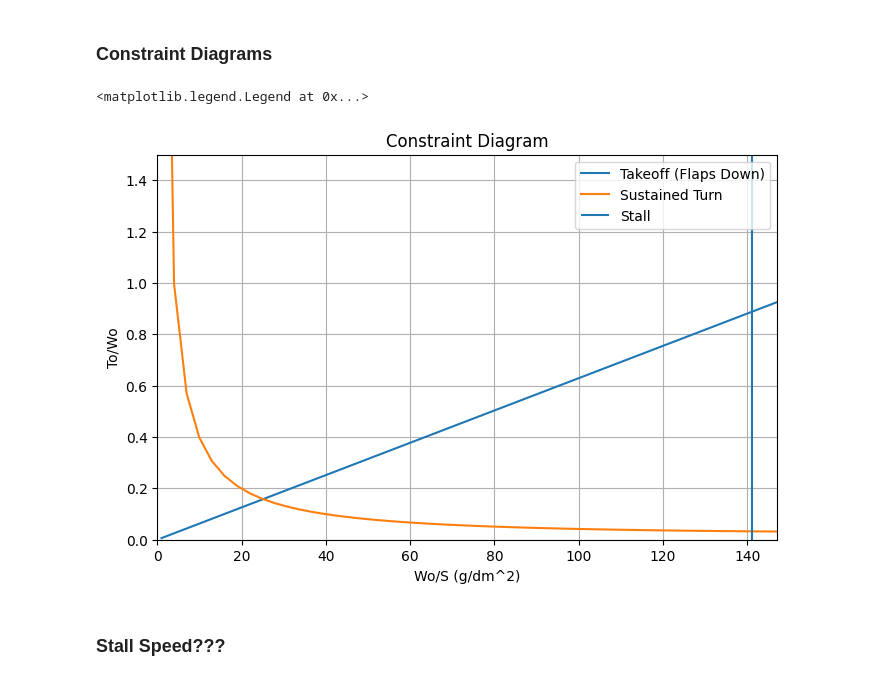
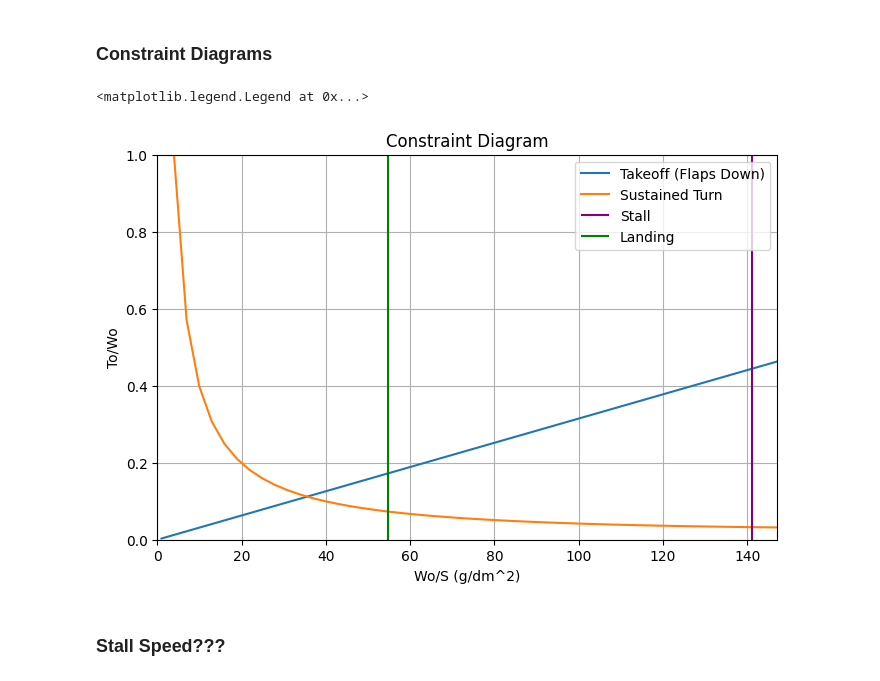
Before and after one commit to mbcapece3/SUAS_Sizing, a Jupyter notebook: aircraft_sizing.ipynb, the cells around one changed output. Saved outputs shown, nothing was run; the diff lists cells and outputs as text; code cells hidden in the pictures.

```diff
--- a/aircraft_sizing.ipynb
+++ b/aircraft_sizing.ipynb
@@ -15,6 +16,7 @@ import matplotlib.pyplot as plt
 # %%
 # Physical Constants
 gravity = 9.80665               # m/s^2
+gear_rolling_friction = .15     # rolling friction coefficient for landing gear on pavement
 
 # Standard Sea Level Atmosphere
 density = 1.225                 # kg/m^3
@@ -37,9 +39,9 @@ endurance = 30          # min
 m_payload = 2.7         # kg, payload mass (not required to fly)
 v_stall = 12            # m/s, stall speed
 v_cruise = 18           # m/s, cruise speed
-v_touchdown = 15        # m/s, landing touchdown speed
-dist_to_roll = 10       # m
-dist_land_roll = 20     # m
+v_touchdown = 14        # m/s, landing touchdown speed
+dist_to_roll = 20       # m
+dist_land_roll = 60     # m
 time_land_roll = 5      # s                                                           I DONT KNOW IF THIS IS CORRECT???
 radius_turn = 30        # m
 angle_climb_min = 20    # deg
@@ -70,6 +72,7 @@ e0_inital = .75    # Oswald Efficiency
 e_initial = .9     # Span Efficiency
 Cdo_initial = .02  # Parasite drag coefficient
 
+w_to_initial = gravity * m_to_initial
 wing_area_initial = chord_inital * span_initial  # Estimates wing area as a rectangular wing
 AR_initial = span_initial**2 / wing_area_initial
 # %% [markdown]
@@ -97,37 +100,43 @@ wing_loading_weight_max = wing_loading_max / 10 * gravity  # N/m^2, Wing Loading
 wing_loading_array = np.linspace(1, wing_loading_weight_max)  #g/dm^2, Plotted Wing Loading Range
 
 # Takeoff Calculation
 thrust_to_weight_to_array = wing_loading_array * [1.21 / (gravity * density * Cl_max_flaps * dist_to_roll)]  # Takeoff Curve WITH FLAPS
 
 # Landing Calculation
+def landing_ground_roll(wing_loading):
+    x = touchdown_speed_ratio * time_land_roll * (2/density * wing_loading / Cl_max_flaps)**.5 \
+    + touchdown_speed_ratio**2 * wing_loading / (gravity * density * Cl_max_flaps * (D_land_initial / w_to_initial + gear_rolling_friction *(1-.2))) - dist_land_roll   # Assumed L\W = .2
+    return x
+wing_loading_landing = fsolve(landing_ground_roll,20)  # Solves for wing_loading_landing
 
 # Climb/Descent?
 
 # Stall Speed Wingloading
 wing_loading_stall_inital = dynamic_pressure_stall * Cl_max_flaps   # Wingloading at stall WITH FLAPS
 
 # Sustained Turn Calculation
 k_initial = 1 / (e0_inital * np.pi * AR_initial)
 thrust_to_weight_bank_array = ((bank_load_factor_max * k_initial * wing_loading_array) / dynamic_pressure_cruise)**2 + dynamic_pressure_cruise * Cdo_initial / wing_loading_array
 
 
 # Plot Constraints
 fig, ax = plt.subplots(figsize=(8,5))
 xlim = wing_loading_array[-1]
-ylim = 1.5
+ylim = 1
 ax.plot(wing_loading_array, thrust_to_weight_to_array, label='Takeoff (Flaps Down)')
 ax.plot(wing_loading_array, thrust_to_weight_bank_array, label='Sustained Turn')
-ax.vlines(wing_loading_stall_inital, 0, ylim, label = 'Stall')
+ax.vlines(wing_loading_stall_inital, 0, ylim, label = 'Stall', colors='purple')
+ax.vlines(wing_loading_landing[0], 0, ylim, label = 'Landing', colors='green')
 ax.set_xlim([0,xlim])
 ax.set_ylim([0,ylim])
 ax.set_title('Constraint Diagram')
 ax.set_xlabel('Wo/S (g/dm^2)')
 ax.set_ylabel('To/Wo')
 ax.grid()
-ax.legend()
+ax.legend(loc='upper right')
 # %% [output]
 <matplotlib.legend.Legend at 0x...>
-[figure, old version]
+[figure, new version]
 # %% [markdown]
 ### Stall Speed???
 # %% [markdown]
```
Also changed, not shown: parts of 1 cell of this notebook.
